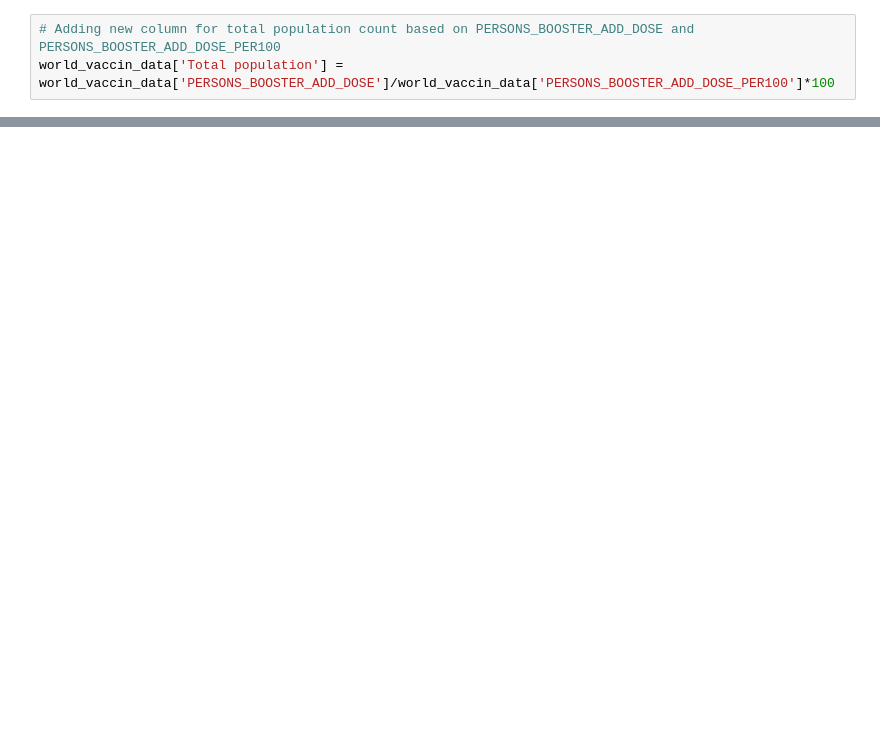
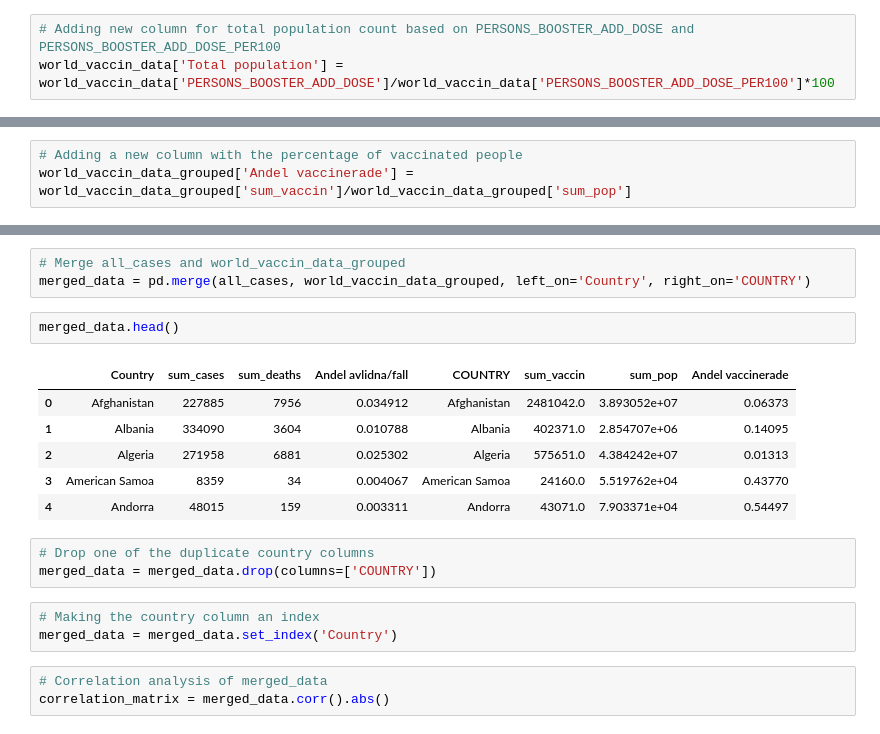
Before and after one commit to yomo001/databehandling-YOUNIS-MOUSSAVI, a Jupyter notebook: Laboration/lab1_uppgift4.ipynb, the cells around one changed output, grey strips where cells are left out. Drawn from its saved outputs; the diff is of its cells as text; blank space fills up the shorter version.

```diff
--- a/Laboration/lab1_uppgift4.ipynb
+++ b/Laboration/lab1_uppgift4.ipynb
@@ -95,0 +99,3 @@ world_vaccu_data.head()
+# %%
+# Adding a new column with the percentage of vaccinated people
+world_vaccin_data_grouped['Andel vaccinerade'] = world_vaccin_data_grouped['sum_vaccin']/world_vaccin_data_grouped['sum_pop']
@@ -95,0 +111,21 @@ world_vaccu_data.head()
+# %%
+# Merge all_cases and world_vaccin_data_grouped
+merged_data = pd.merge(all_cases, world_vaccin_data_grouped, left_on='Country', right_on='COUNTRY')
+# %%
+merged_data.head()
+# %% [output]
+|  | Country | sum_cases | sum_deaths | Andel avlidna/fall | COUNTRY | sum_vaccin | sum_pop | Andel vaccinerade |
+| 0 | Afghanistan | 227885 | 7956 | 0.034912 | Afghanistan | 2481042.0 | 3.893052e+07 | 0.06373 |
+| 1 | Albania | 334090 | 3604 | 0.010788 | Albania | 402371.0 | 2.854707e+06 | 0.14095 |
+| 2 | Algeria | 271958 | 6881 | 0.025302 | Algeria | 575651.0 | 4.384242e+07 | 0.01313 |
+| 3 | American Samoa | 8359 | 34 | 0.004067 | American Samoa | 24160.0 | 5.519762e+04 | 0.43770 |
+| 4 | Andorra | 48015 | 159 | 0.003311 | Andorra | 43071.0 | 7.903371e+04 | 0.54497 |
+# %%
+# Drop one of the duplicate country columns
+merged_data = merged_data.drop(columns=['COUNTRY'])
+# %%
+# Making the country column an index
+merged_data = merged_data.set_index('Country')
+# %%
+# Correlation analysis of merged_data
+correlation_matrix = merged_data.corr().abs()
```
Also changed, not shown: parts of 13 cells of this notebook, 2 other files.
